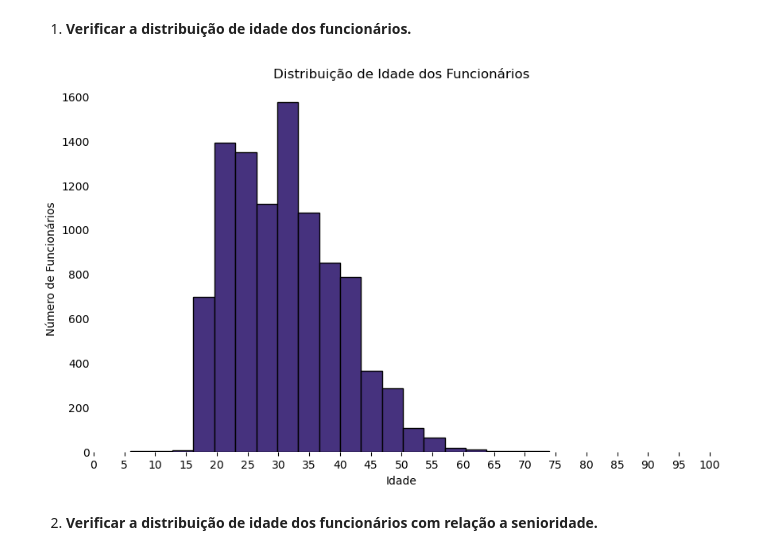
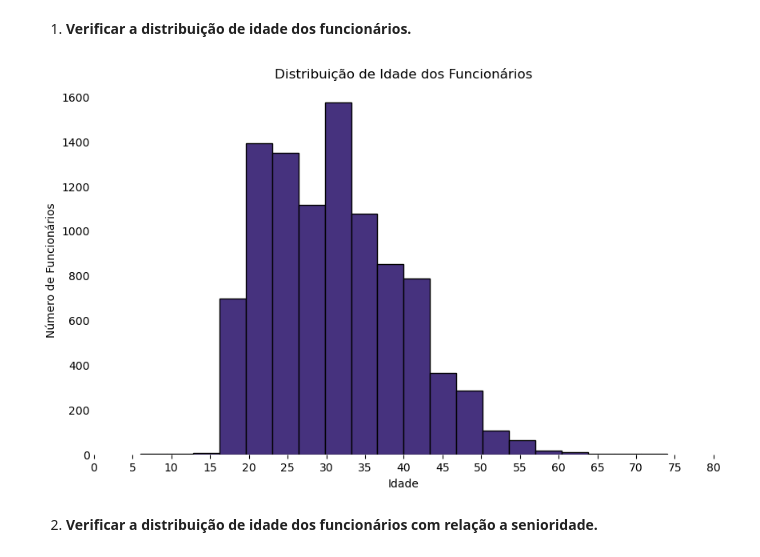
Before and after one commit to pedrolustosab/AdaHack-Dados, a Jupyter notebook: Análise Exploratória.ipynb, the cells around one changed output. Saved outputs shown, nothing was run; the diff lists cells and outputs as text; code cells hidden in the pictures.

```diff
--- a/Análise Exploratória.ipynb
+++ b/Análise Exploratória.ipynb
@@ -496,24 +595,24 @@ Em geral, a representatividade dos grupos se mateve com praticamente a mesma dis
 # %%
 # Definir a paleta de cores Viridian
 sns.set_palette("viridis")
 
 # Plotando o histograma da distribuição de idade
 plt.figure(figsize=(10, 6))
 plt.hist(df['Idade'], bins=20, edgecolor='black')
 plt.box(False) # removendo as bordas
 
 # Definindo os ticks do eixo x
-plt.xticks(range(0, 101, 5), labels=[str(i) for i in range(0, 101, 5)])
+plt.xticks(range(0, 85, 5), labels=[str(i) for i in range(0, 85, 5)])
 
 plt.tick_params(axis='y', length=0) # removendo o tick (-) do eixo y
 
 plt.title('Distribuição de Idade dos Funcionários')
 plt.xlabel('Idade')
 plt.ylabel('Número de Funcionários')
 
 plt.show()
 # %% [output]
-[figure, old version]
+[figure, new version]
 # %% [markdown]
 2. **Verificar a distribuição de idade dos funcionários com relação a senioridade.**
 # %%
```
Also changed, not shown: parts of 12 cells of this notebook.
